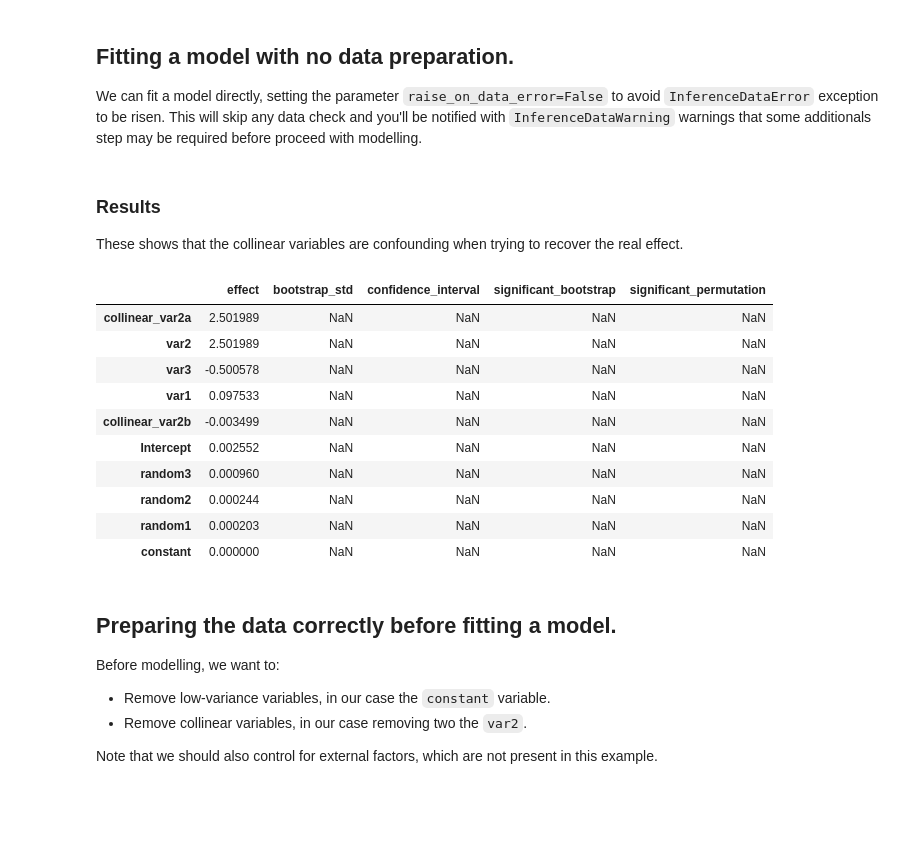
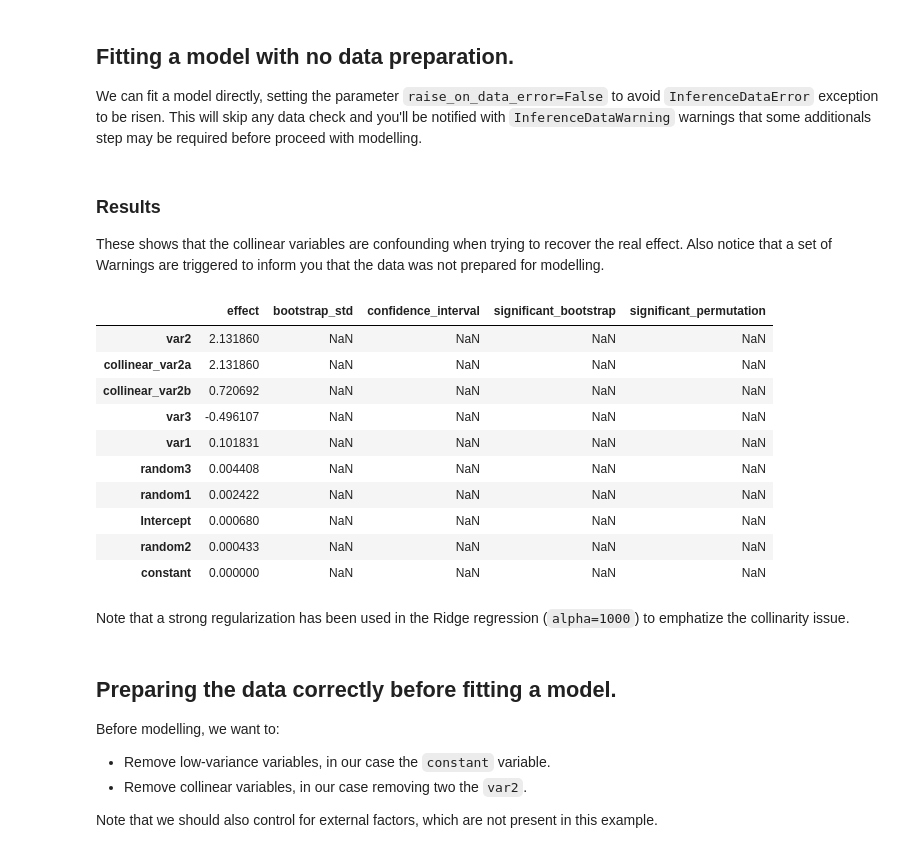
Before and after one commit to google-marketing-solutions/gps_building_blocks, a Jupyter notebook: py/gps_building_blocks/ml/statistical_inference/examples/simple_simulation.ipynb, the cells around one changed output. Saved outputs shown, nothing was run; the diff lists cells and outputs as text; code cells hidden in the pictures; blank space fills up the shorter version.

```diff
--- a/py/gps_building_blocks/ml/statistical_inference/examples/simple_simulation.ipynb
+++ b/py/gps_building_blocks/ml/statistical_inference/examples/simple_simulation.ipynb
@@ -42,7 +40,7 @@ def _correlate(series: pd.Series, correlation_value: int, seed: int = 0):
 
 
 np.random.seed(18)
-data = pd.DataFrame(np.random.normal(0, 1, (100000, 6)))
+data = pd.DataFrame(np.random.normal(0, 1, (10000, 6)))
 data[0] = (data[0] >= 0.0).astype(int)
 
 data['constant'] = 1
@@ -50,7 +48,7 @@ data['var1'] = data[0]
 data['var2'] = data[1]
 data['var3'] = data[2]
 data['collinear_var2a'] = data['var2']
-data['collinear_var2b'] = _correlate(data['var2'], correlation_value=0.95)
+data['collinear_var2b'] = _correlate(data['var2'], correlation_value=0.99)
 data['random1'] = data[3]
 data['random2'] = data[4]
 data['random3'] = data[5]
@@ -103,23 +101,25 @@ We can fit a model directly, setting the parameter `raise_on_data_error=False` t
 # %% [markdown]
 ### Results
 These shows that the collinear variables are confounding when trying to recover the
-real effect.
+real effect. Also notice that a set of Warnings are triggered to inform you that the data was not prepared for modelling.
 # %%
-naive_model = models.InferenceRidge()
+naive_model = models.InferenceRidge(alpha=100)
 naive_model.fit(inference_data, raise_on_data_error=False)
 naive_model.get_results()
 # %% [output]
 |  | effect | bootstrap_std | confidence_interval | significant_bootstrap | significant_permutation |
-| collinear_var2a | 2.501989 | NaN | NaN | NaN | NaN |
-| var2 | 2.501989 | NaN | NaN | NaN | NaN |
-| var3 | -0.500578 | NaN | NaN | NaN | NaN |
-| var1 | 0.097533 | NaN | NaN | NaN | NaN |
-| collinear_var2b | -0.003499 | NaN | NaN | NaN | NaN |
-| Intercept | 0.002552 | NaN | NaN | NaN | NaN |
-| random3 | 0.000960 | NaN | NaN | NaN | NaN |
-| random2 | 0.000244 | NaN | NaN | NaN | NaN |
-| random1 | 0.000203 | NaN | NaN | NaN | NaN |
+| var2 | 2.131860 | NaN | NaN | NaN | NaN |
+| collinear_var2a | 2.131860 | NaN | NaN | NaN | NaN |
+| collinear_var2b | 0.720692 | NaN | NaN | NaN | NaN |
+| var3 | -0.496107 | NaN | NaN | NaN | NaN |
+| var1 | 0.101831 | NaN | NaN | NaN | NaN |
+| random3 | 0.004408 | NaN | NaN | NaN | NaN |
+| random1 | 0.002422 | NaN | NaN | NaN | NaN |
+| Intercept | 0.000680 | NaN | NaN | NaN | NaN |
+| random2 | 0.000433 | NaN | NaN | NaN | NaN |
 | constant | 0.000000 | NaN | NaN | NaN | NaN |
+# %% [markdown]
+Note that a strong regularization has been used in the Ridge regression (`alpha=1000`) to emphatize the collinarity issue.
 # %% [markdown]
 ## Preparing the data correctly before fitting a model.
 Before modelling, we want to:
```
Also changed, not shown: parts of 10 cells of this notebook.
